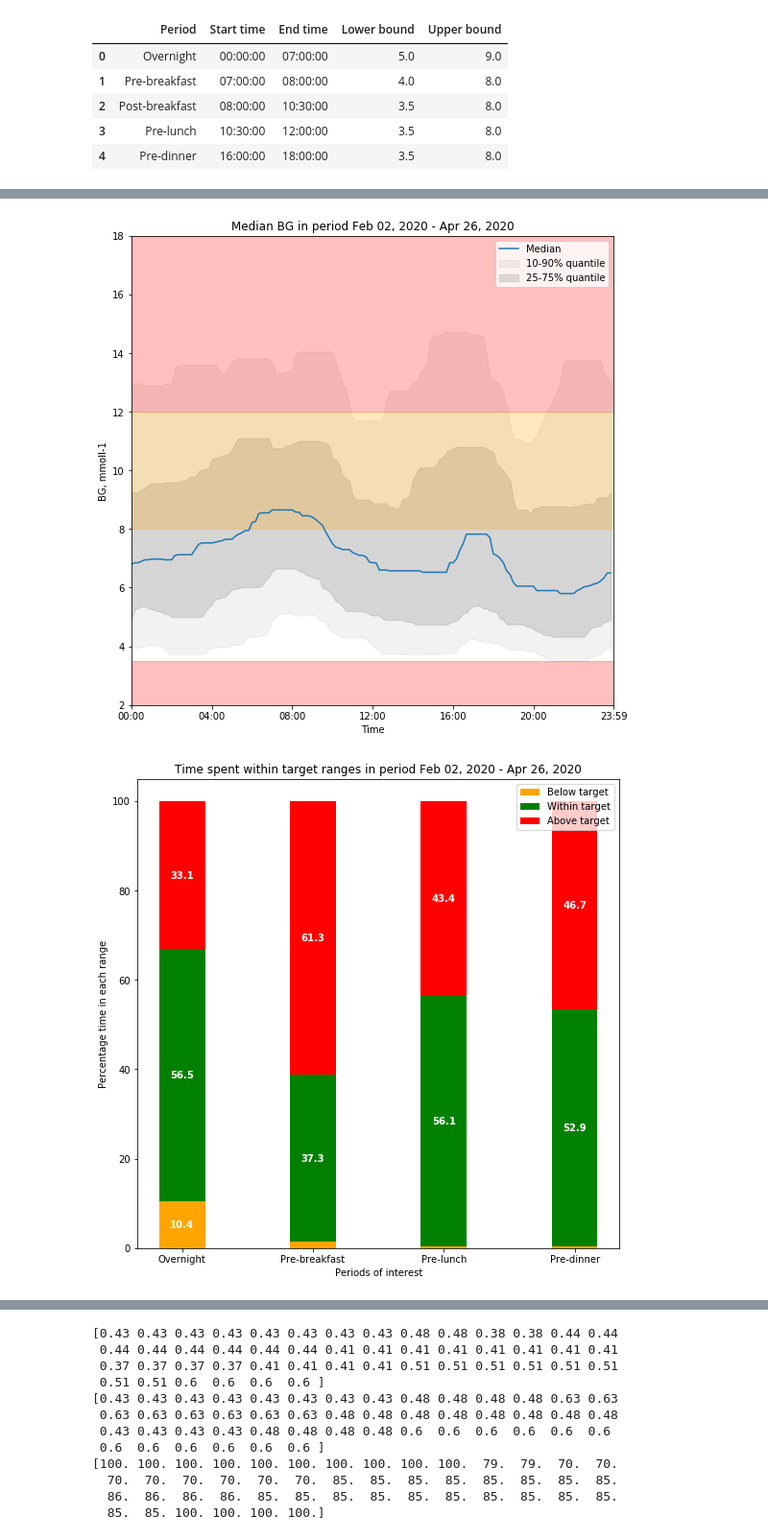
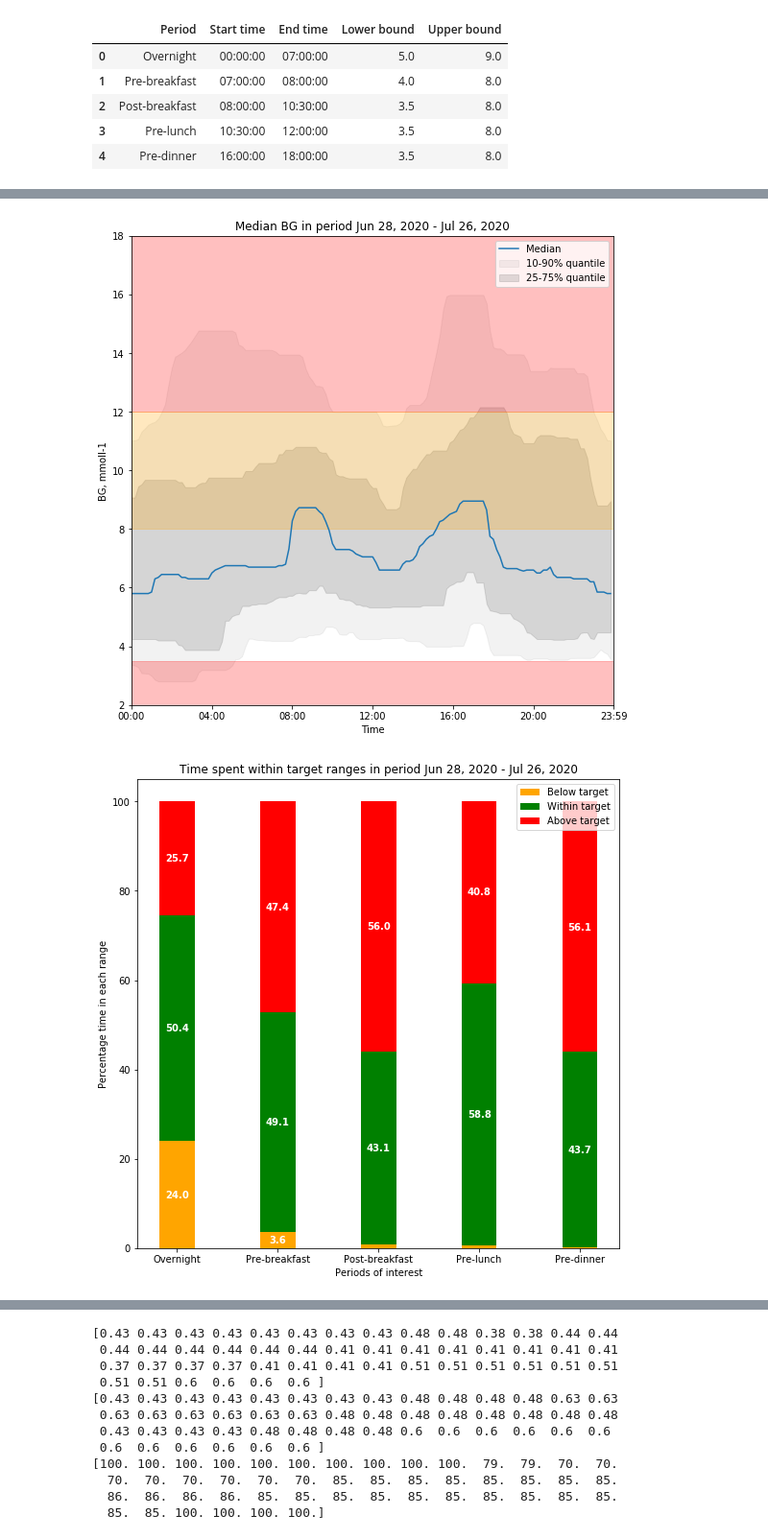
Before and after one commit to dougkelly88/blood-sugar-visualisation, a Jupyter notebook: BG visualisation.ipynb, the cells around one changed output, grey strips where cells are left out. Shown at 96% size. Cells and saved outputs as stored; diff of their text form; code cells hidden in the pictures.

Commit message:
Updates pre-July2020 clinic

```diff
--- a/BG visualisation.ipynb
+++ b/BG visualisation.ipynb
@@ -73,7 +74,18 @@ df.tail()
 # %% [markdown]
 ## Data import for xDrip+
 # %%
-fpath = "C:\\Users\\Doug\\Desktop\\BG data\\visit 28-04-2019 review\\export20200426-153200.csv"
+# fpath = "C:\\Users\\Doug\\Desktop\\BG data\\visit 28-04-2019 review\\export20200426-153200.csv"
+rootpath = "C:\\Users\\Doug\\Desktop\\BG data\\visit 27-07-2020"
+outpath = rootpath
+files = [x for x in os.listdir(rootpath) if ".csv" in x]
+if not files:
+    files = [x for x in os.listdir(rootpath) if ".zip" in x]
+    fpath = os.path.join(rootpath, files[0])
+    with zipfile.ZipFile(fpath,  "r") as zip_ref:
+        zip_ref.extractall(rootpath)
+files = [x for x in os.listdir(rootpath) if ".csv" in x]
+fpath = os.path.join(rootpath, files[0])
+print("new fpath: ".format(fpath))
 df = pd.read_csv(fpath, delimiter=';', usecols=[0, 1, 2, 3, 4, 5, 6])
 df['datetime'] = pd.to_datetime(df['DAY'] + ' ' + df['TIME'], format='%d.%m.%Y %H:%M')
 df.set_index(df['datetime'], inplace=True)
@@ -94,3 +107,6 @@ df.head()
+# %%
+outpath = rootpath
+document = Document()
 # %% [markdown]
 ## Today's BGs
 # %%
@@ -215,11 +238,9 @@ tbt_df.head(n=6)
 | 3 | Pre-lunch | 10:30:00 | 12:00:00 | 3.5 | 8.0 |
 | 4 | Pre-dinner | 16:00:00 | 18:00:00 | 3.5 | 8.0 |
 # %%
-outpath = "C:\\Users\\Doug\\Desktop\\BG data\\visit 28-04-2019 review"
-document = Document()
-document.add_heading("Clinic 28-04-2019")
+document.add_heading("Dose review")
 
-long_term_pattern_spotting(df, 28, enddate=datetime.date(2020, 2, 11), outpath=outpath, desc_str="Pre-pump ", document=document)
+# long_term_pattern_spotting(df, 28, enddate=datetime.date(2020, 2, 11), outpath=outpath, desc_str="Pre-pump ", document=document)
 long_term_pattern_spotting(df, 3*28, outpath=outpath, desc_str="Last 3 months ", document=document)
 long_term_pattern_spotting(df, 28, outpath=outpath, desc_str="Last month ", document=document)
 
@@ -231,2 +252,2 @@ document.save(os.path.join(outpath, "Long term summaries.docx"))
-[figure, old version]
+[figure, new version]
-[figure, old version]
+[figure, new version]
```
Also changed, not shown: parts of 8 cells of this notebook.
